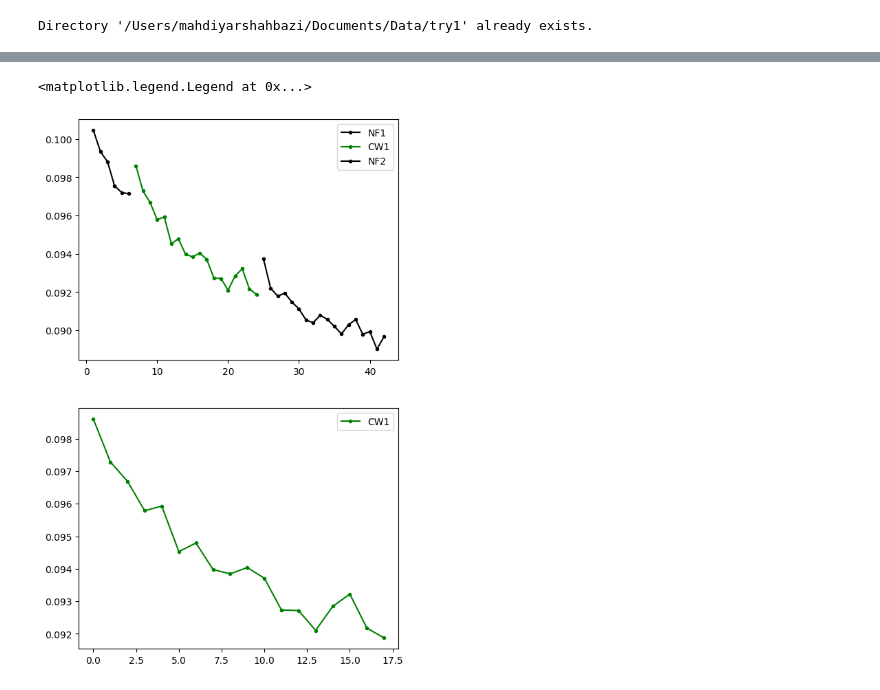
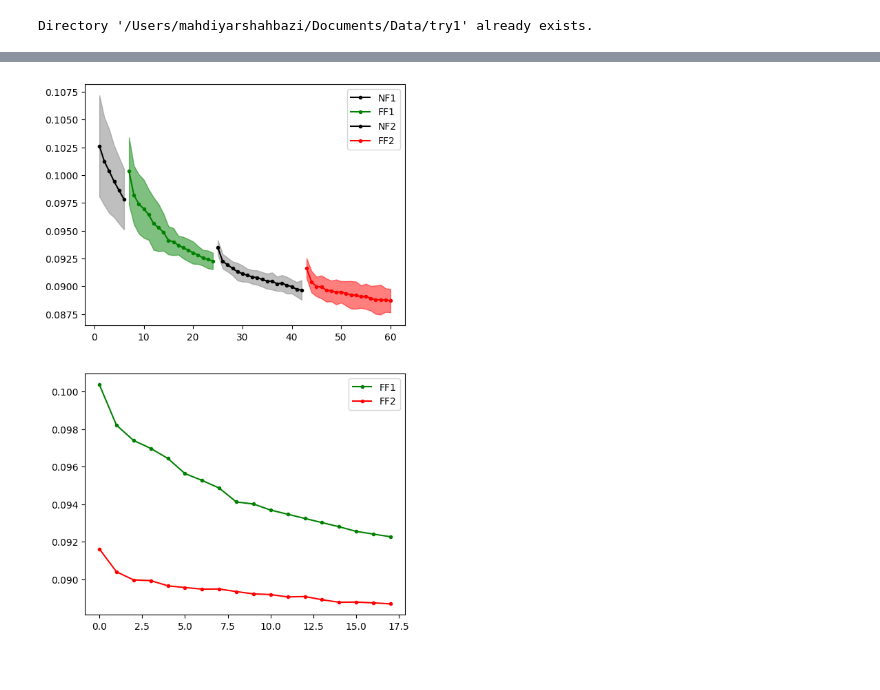
Before and after one commit to mshahbazi1997/MotorSavingModel, a Jupyter notebook: notebooks/test_networks.ipynb, the cells around one changed output, grey strips where cells are left out. Saved outputs shown, nothing was run; the diff lists cells and outputs as text; code cells hidden in the pictures.

```diff
--- a/notebooks/test_networks.ipynb
+++ b/notebooks/test_networks.ipynb
@@ -39,39 +39,0 @@ ax = plot_training_log(log=loaded_training_log)
-# %%
-log_file1 = list(Path(data_dir).glob(f'{model_name}_phase={3}_*_log.json'))[0]
-log_file2 = list(Path(data_dir).glob(f'{model_name}_phase={4}_*_log.json'))[0]
-log_file3 = list(Path(data_dir).glob(f'{model_name}_phase={5}_*_log.json'))[0]
-#log_file4 = list(Path(data_dir).glob(f'{model_name}_phase={6}_*_log.json'))[0]
-
-position_loss_NF1 = np.array(json.load(open(log_file1, 'r')))
-position_loss_FF1 = np.array(json.load(open(log_file2, 'r')))
-position_loss_NF2 = np.array(json.load(open(log_file3, 'r')))
-#position_loss_FF2 = np.array(json.load(open(log_file4, 'r')))
-
-w = 1000
-NF1w = window_average(position_loss_NF1,w)
-FF1w = window_average(position_loss_FF1,w)
-NF2w = window_average(position_loss_NF2,w)
-#FF2w = window_average(position_loss_FF2,w)
-
-x1w = np.arange(1,np.shape(NF1w)[0]+1)
-x2w = np.arange(1,np.shape(FF1w)[0]+1) + x1w[-1]
-x3w = np.arange(1,np.shape(NF2w)[0]+1) + x2w[-1]
-#x4w = np.arange(1,np.shape(FF2w)[0]+1) + x3w[-1]
-
-#np.savez('savings2.npz', NF1w, FF1w, NF2w, FF2w, x1w, x2w, x3w, x4w)
-fig,ax = plt.subplots(2,1,figsize=(6,10))
-l1, = ax[0].plot(x1w,NF1w,'k.-')
-l2, = ax[0].plot(x2w,FF1w,'g.-')
-l3, = ax[0].plot(x3w,NF2w,'k.-')
-#l4, = ax[0].plot(x4w,FF2w,'r.-')
-#ax[0].legend([l1,l2,l3,l4],['NF1','CW1','NF2','CW2'])
-ax[0].legend([l1,l2,l3],['NF1','CW1','NF2'])
-
-
-l2, = ax[1].plot(FF1w,'g.-')
-#l4, = ax[1].plot(FF2w,'r.-')
-#ax[1].legend([l2,l4],['CW1','CW2'])
-ax[1].legend([l2],['CW1'])
-# %% [output]
-<matplotlib.legend.Legend at 0x...>
-[figure, removed]
@@ -100,0 +40,5 @@ ax[1].legend([l2,l4],['CW1','CW2'])
+# %%
+fig = plot_learning(data_dir,num_model=16)
+fig.savefig(os.path.join(data_dir,'learning_curve.png'),dpi=300)
+# %% [output]
+[figure, added]
```
Also changed, not shown: parts of 5 cells of this notebook, 3 other files.
